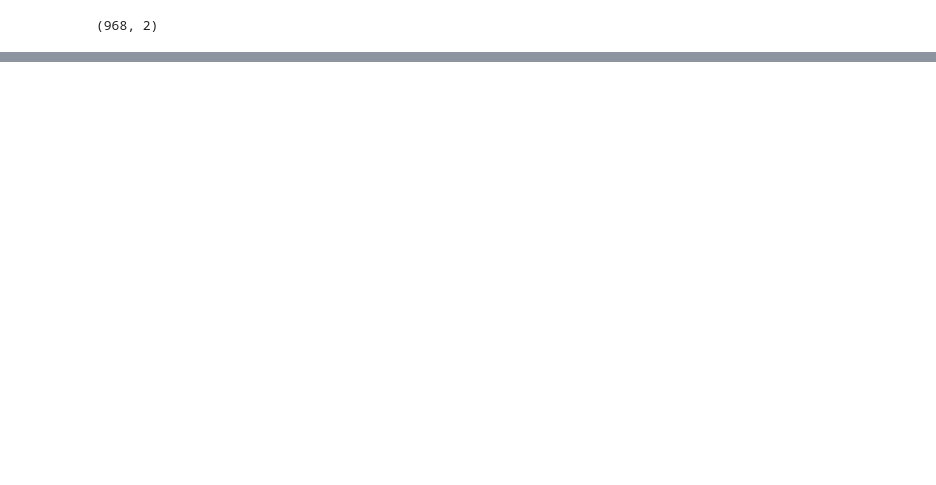
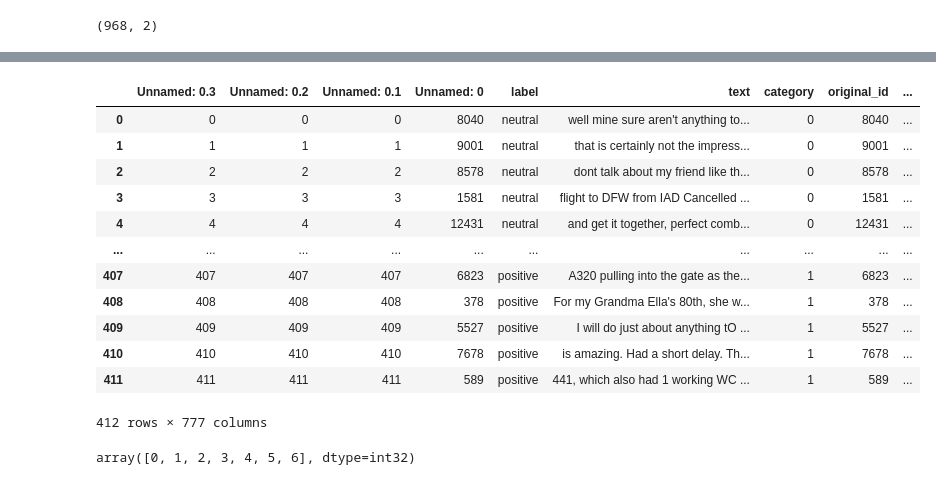
Before and after one commit to jordanhanson1/Linguistic-Linguini, a Jupyter notebook: Clustering Tests.ipynb, the cells around one changed output, grey strips where cells are left out. Cells and saved outputs as stored; diff of their text form; code cells hidden in the pictures; blank space fills up the shorter version.

```diff
--- a/Clustering Tests.ipynb
+++ b/Clustering Tests.ipynb
@@ -409,0 +525,18 @@ df3
+# %%
+dftest = pd.read_csv('misses.csv')
+# %%
+dftest
+# %% [output]
+|  | Unnamed: 0.3 | Unnamed: 0.2 | Unnamed: 0.1 | Unnamed: 0 | label | text | category | original_id | ... |
+| 0 | 0 | 0 | 0 | 8040 | neutral | well mine sure aren't anything to... | 0 | 8040 | ... |
+| 1 | 1 | 1 | 1 | 9001 | neutral | that is certainly not the impress... | 0 | 9001 | ... |
+| 2 | 2 | 2 | 2 | 8578 | neutral | dont talk about my friend like th... | 0 | 8578 | ... |
+| 3 | 3 | 3 | 3 | 1581 | neutral | flight to DFW from IAD Cancelled ... | 0 | 1581 | ... |
+| 4 | 4 | 4 | 4 | 12431 | neutral | and get it together, perfect comb... | 0 | 12431 | ... |
+| ... | ... | ... | ... | ... | ... | ... | ... | ... | ... |
+| 407 | 407 | 407 | 407 | 6823 | positive | A320 pulling into the gate as the... | 1 | 6823 | ... |
+| 408 | 408 | 408 | 408 | 378 | positive | For my Grandma Ella's 80th, she w... | 1 | 378 | ... |
+| 409 | 409 | 409 | 409 | 5527 | positive | I will do just about anything tO ... | 1 | 5527 | ... |
+| 410 | 410 | 410 | 410 | 7678 | positive | is amazing. Had a short delay. Th... | 1 | 7678 | ... |
+| 411 | 411 | 411 | 411 | 589 | positive | 441, which also had 1 working WC ... | 1 | 589 | ... |
+412 rows × 777 columns
@@ -409,0 +545,4 @@ df3
+# %%
+np.unique(joinedold["cluster"].to_numpy())
+# %% [output]
+array([0, 1, 2, 3, 4, 5, 6], dtype=int32)
```
Also changed, not shown: parts of 41 cells of this notebook, 1 other file.
